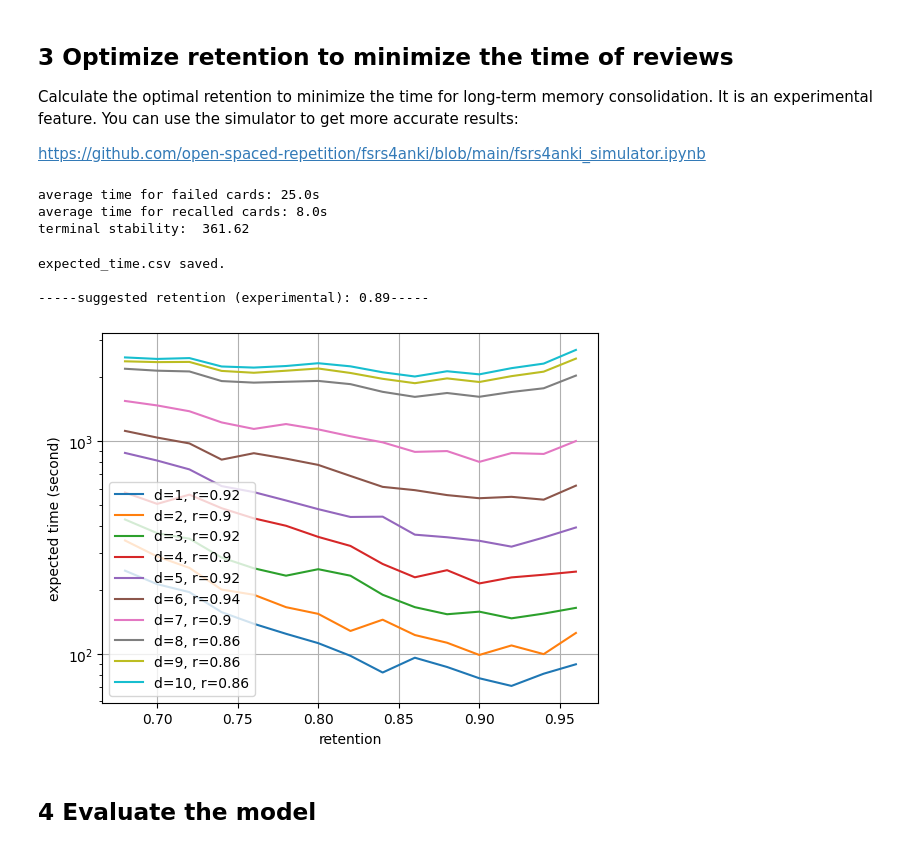
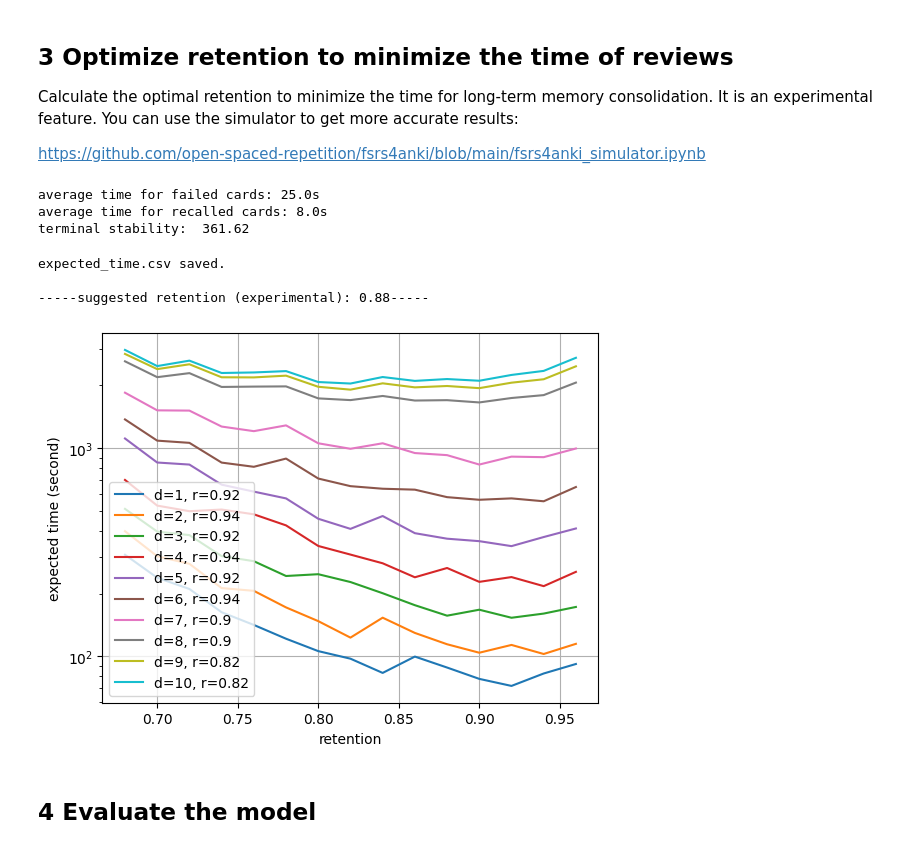
Before and after one commit to DJDdawg/FSRS, a Jupyter notebook: fsrs4anki_optimizer.ipynb, the cells around one changed output. Saved outputs shown, nothing was run; the diff lists cells and outputs as text; code cells hidden in the pictures.

Commit message:
replace power with log in post-lapse stability

```diff
--- a/fsrs4anki_optimizer.ipynb
+++ b/fsrs4anki_optimizer.ipynb
@@ -227,7 +227,7 @@ Analysis saved!
 
 FSRS is a time-series model for predicting memory states.
 # %%
-init_w = [1, 1, 5, -0.5, -0.5, 0.2, 1.4, -0.12, 0.8, 2, -0.2, 0.2, 1]
+init_w = [1, 1, 5, -0.5, -0.5, 0.2, 1.4, -0.12, 0.8, 2, -0.2, 2, 1]
 '''
 w[0]: initial_stability_for_again_answer
 w[1]: initial_stability_step_per_rating
@@ -279,7 +279,7 @@ class FSRS(nn.Module):
             # forget
             else:
                 new_s = self.w[9] * torch.pow(new_d, self.w[10]) * \
-                self.post_lapse_stability_bonus(s) * \
+                self.post_lapse_stability_bonus_log(s) * \
                 torch.exp((1 - r) * self.w[12])
         return new_s, new_d
 
@@ -292,6 +292,10 @@ class FSRS(nn.Module):
     def post_lapse_stability_bonus(self, s):
         offset = torch.pow(1/self.w[11],1/(self.w[11]-1))
         return torch.pow(s+offset, self.w[11]) - torch.pow(offset, self.w[11])
+
+    def post_lapse_stability_bonus_log(self, s):
+        offset = 1 / torch.log(self.w[11])
+        return torch.log(s + offset)/torch.log(self.w[11]) - torch.log(offset)/torch.log(self.w[11])
 
 
 class WeightClipper(object):
@@ -312,7 +316,7 @@ class WeightClipper(object):
             w[8] = w[8].clamp(0.01, 1.5)
             w[9] = w[9].clamp(0.5, 5)
             w[10] = w[10].clamp(-2, -0.01)
-            w[11] = w[11].clamp(0.01, 0.9)
+            w[11] = w[11].clamp(1.01, 10)
             w[12] = w[12].clamp(0.01, 2)
             module.w.data = w
 
@@ -626,11 +630,15 @@ def post_lapse_stability_bonus(s):
     offset = np.power(1/w[11],1/(w[11]-1))
     return np.power(s+offset, w[11]) - np.power(offset, w[11])
 
+def post_lapse_stability_bonus_log(s):
+    offset = 1 / np.log(w[11])
+    return np.log(s+offset) / np.log(w[11]) - np.log(offset) / np.log(w[11])
+
 def cal_next_recall_stability(s, r, d, response):
     if response == 1:
         return s * (1 + np.exp(w[6]) * (11 - d) * np.power(s, w[7]) * (np.exp((1 - r) * w[8]) - 1))
     else:
-        return w[9] * np.power(d, w[10]) * post_lapse_stability_bonus(s) * (np.exp((1 - r) * w[12]) - 1)
+        return w[9] * np.power(d, w[10]) * post_lapse_stability_bonus_log(s) * (np.exp((1 - r) * w[12]) - 1)
 
 
 stability_list = np.array([np.power(base, i - index_offset) for i in range(index_len)])
@@ -661,35 +669,35 @@ for percentage in notebook.tqdm(range(96, 66, -2)):
                 exp_time = p_recall * recall_time + (1.0 - p_recall) * forget_time
                 if exp_time < time_list[d - 1][s_index]:
                     time_list[d - 1][s_index] = exp_time
             diff = s0_time - time_list[d - 1][s0_index]
         df.loc[0 if pd.isnull(df.index.max()) else df.index.max() + 1] = [recall, d, s0_time]
 
 df.sort_values(by=["difficulty", "retention"], inplace=True)
 df.to_csv("./expected_time.csv", index=False)
 print("expected_time.csv saved.")
 
 optimal_retention_list = np.zeros(10)
 for d in range(1, d_range+1):
     retention = df[df["difficulty"] == d]["retention"]
     time = df[df["difficulty"] == d]["time"]
     optimal_retention = retention.iat[time.argmin()]
     optimal_retention_list[d-1] = optimal_retention
     plt.plot(retention, time, label=f"d={d}, r={optimal_retention}")
 print(f"\n-----suggested retention (experimental): {np.inner(difficulty_distribution_padding, optimal_retention_list):.2f}-----")
 plt.ylabel("expected time (second)")
 plt.xlabel("retention")
 plt.legend()
 plt.grid()
 plt.semilogy()
 plt.show()
 # %% [output]
 average time for failed cards: 25.0s
 average time for recalled cards: 8.0s
 terminal stability:  361.62
 expected_time.csv saved.
 
------suggested retention (experimental): 0.89-----
+-----suggested retention (experimental): 0.88-----
-[figure, old version]
+[figure, new version]
 # %% [markdown]
 ## 4 Evaluate the model
 # %% [markdown]
```
Also changed, not shown: parts of 7 cells of this notebook.
